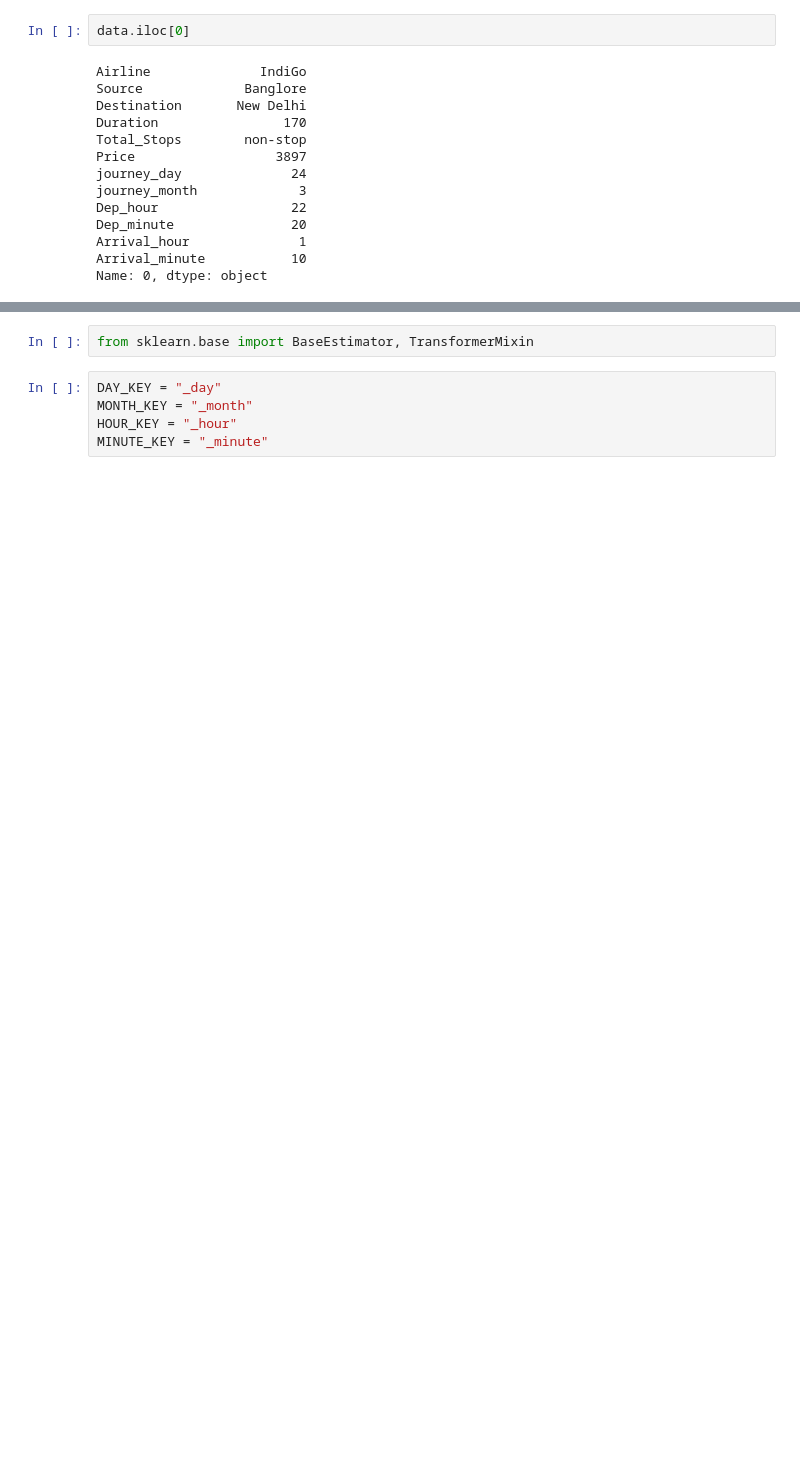
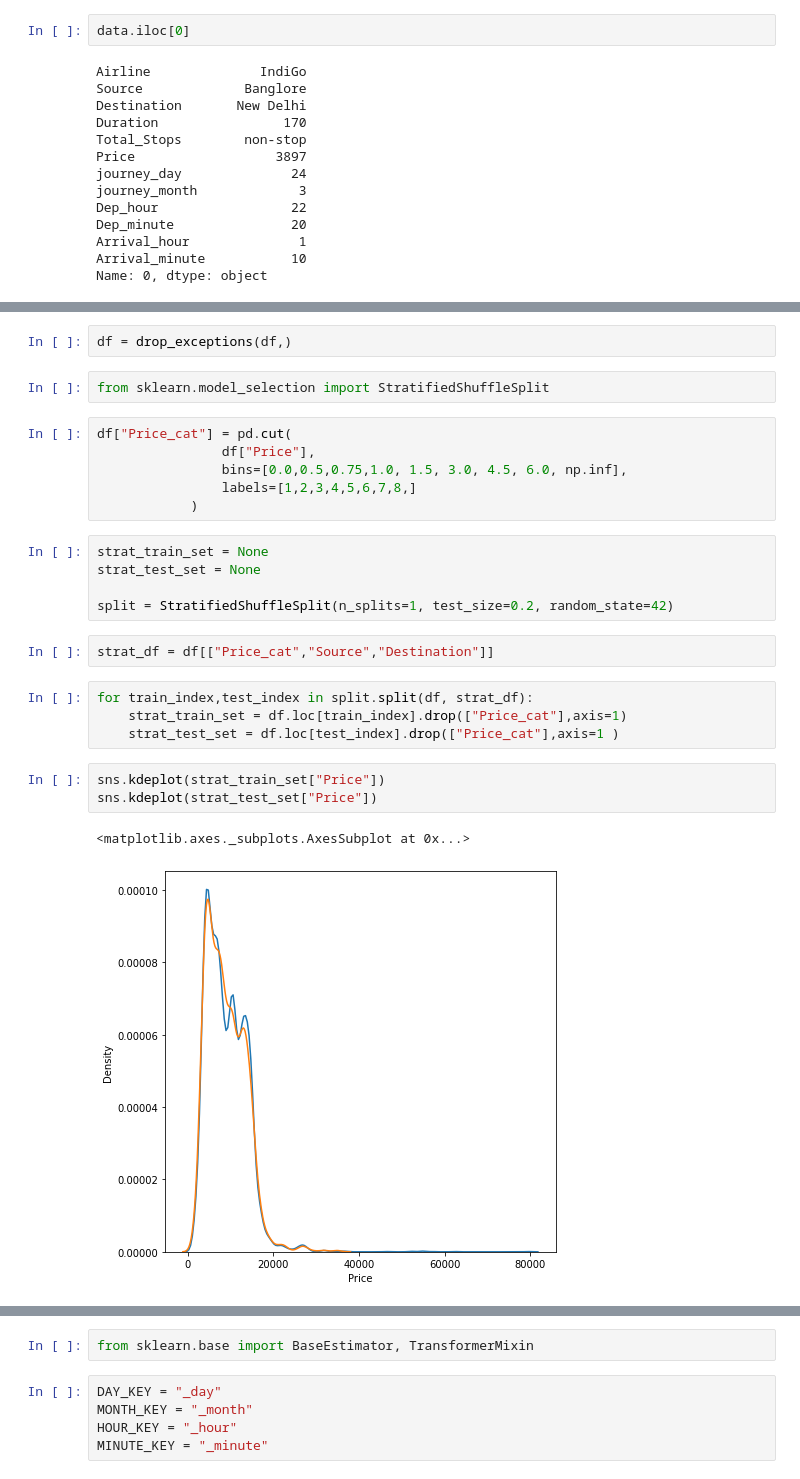
Before and after one commit to sreeman-11021996/Flight_Fare_Prediction, a Jupyter notebook: internship_1.ipynb, the cells around one changed output, grey strips where cells are left out. Drawn from its saved outputs; the diff is of its cells as text; blank space fills up the shorter version.

```diff
--- a/internship_1.ipynb
+++ b/internship_1.ipynb
@@ -331,0 +409,27 @@ Name: 0, dtype: object
+# %%
+df = drop_exceptions(df,)
+# %%
+from sklearn.model_selection import StratifiedShuffleSplit
+# %%
+df["Price_cat"] = pd.cut(
+                df["Price"],
+                bins=[0.0,0.5,0.75,1.0, 1.5, 3.0, 4.5, 6.0, np.inf],
+                labels=[1,2,3,4,5,6,7,8,]
+            )
+# %%
+strat_train_set = None
+strat_test_set = None
+
+split = StratifiedShuffleSplit(n_splits=1, test_size=0.2, random_state=42)
+# %%
+strat_df = df[["Price_cat","Source","Destination"]]
+# %%
+for train_index,test_index in split.split(df, strat_df):
+    strat_train_set = df.loc[train_index].drop(["Price_cat"],axis=1)
+    strat_test_set = df.loc[test_index].drop(["Price_cat"],axis=1 )
+# %%
+sns.kdeplot(strat_train_set["Price"])
+sns.kdeplot(strat_test_set["Price"])
+# %% [output]
+<matplotlib.axes._subplots.AxesSubplot at 0x...>
+[figure, added]
```
Also changed, not shown: parts of 34 cells of this notebook.
